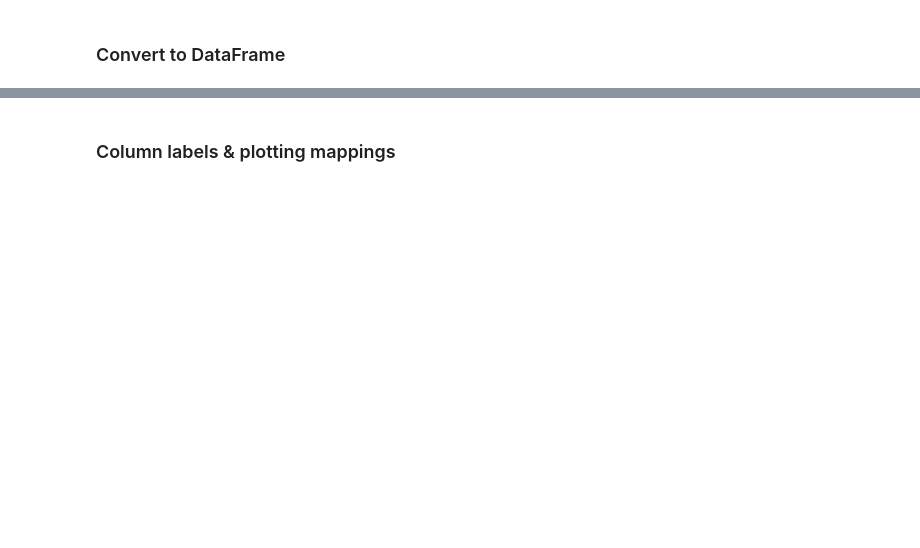
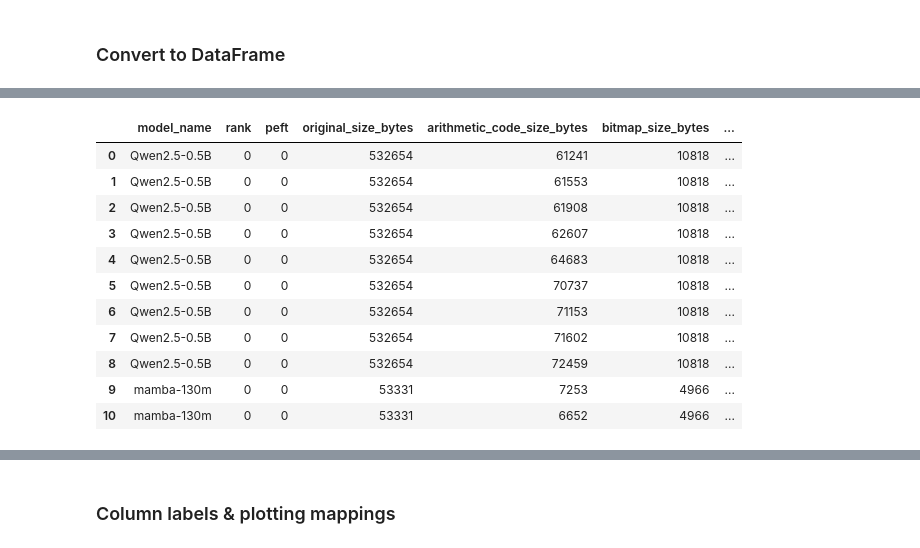
Before and after one commit to utndatasystems/compression-economics, a Jupyter notebook: other_files/llm_compression_plots/plot_compression_results.ipynb, the cells around one changed output, grey strips where cells are left out. Saved outputs shown, nothing was run; the diff lists cells and outputs as text; code cells hidden in the pictures; blank space fills up the shorter version.

```diff
--- a/other_files/llm_compression_plots/plot_compression_results.ipynb
+++ b/other_files/llm_compression_plots/plot_compression_results.ipynb
@@ -65,21 +66,13 @@ Saved normalized results to loaded_results.json
 df = pd.DataFrame.from_dict(dict_results, orient="index").reset_index().rename(columns={"index": "run_key"})
 df = df.fillna(0)
 
-#MB = 1024 * 1024
-#df["adapter_size_bytes"] = df["adapter_size_bytes"] / MB
-
 # Standardize encoding names
 df["encoding"] = df["encoding"].replace({"huffman": "HC", "bitpacked": "BP"})
 
-# Compute derived metrics
-#TODO: question - does it already include the bitmask size?
-df["compressed_size_bytes"] = df["original_size_bytes"] / df["compression_factor"]
+# Convert mb columns to bytes for consistency
+MB = 1024 * 1024
+df["adapter_size_bytes"] = (df["adapter_size_mb"] * MB).astype(int)
+df["base_model_size_bytes"] = (df["base_model_size_mb"] * MB).astype(int)
 
-
-# TODO: check if effective compression factor is correct
-df["effective_compression_factor"] = df["original_size_bytes"] / (
-    df["compressed_size_bytes"] + df["adapter_size_mb"] / (1024 * 1024))
-
-print(df["effective_compression_factor"].describe())
-
-df.head(5)
+# remove mb columns to avoid confusion
+df = df.drop(columns=["adapter_size_mb", "base_model_size_mb", "print_results", 'input_path', 'output_path', 'lora_path'])
@@ -102,0 +167,15 @@ Name: effective_compression_factor, dtype: float64
+# %%
+df[['model_name', 'rank', 'peft', 'original_size_bytes', 'arithmetic_code_size_bytes', 'bitmap_size_bytes', 'adapter_size_bytes', 'base_model_size_bytes', 'final_size_bytes']].head(20)
+# %% [output]
+|  | model_name | rank | peft | original_size_bytes | arithmetic_code_size_bytes | bitmap_size_bytes | ... |
+| 0 | Qwen2.5-0.5B | 0 | 0 | 532654 | 61241 | 10818 | ... |
+| 1 | Qwen2.5-0.5B | 0 | 0 | 532654 | 61553 | 10818 | ... |
+| 2 | Qwen2.5-0.5B | 0 | 0 | 532654 | 61908 | 10818 | ... |
+| 3 | Qwen2.5-0.5B | 0 | 0 | 532654 | 62607 | 10818 | ... |
+| 4 | Qwen2.5-0.5B | 0 | 0 | 532654 | 64683 | 10818 | ... |
+| 5 | Qwen2.5-0.5B | 0 | 0 | 532654 | 70737 | 10818 | ... |
+| 6 | Qwen2.5-0.5B | 0 | 0 | 532654 | 71153 | 10818 | ... |
+| 7 | Qwen2.5-0.5B | 0 | 0 | 532654 | 71602 | 10818 | ... |
+| 8 | Qwen2.5-0.5B | 0 | 0 | 532654 | 72459 | 10818 | ... |
+| 9 | mamba-130m | 0 | 0 | 53331 | 7253 | 4966 | ... |
+| 10 | mamba-130m | 0 | 0 | 53331 | 6652 | 4966 | ... |
```
Also changed, not shown: parts of 24 cells of this notebook.
